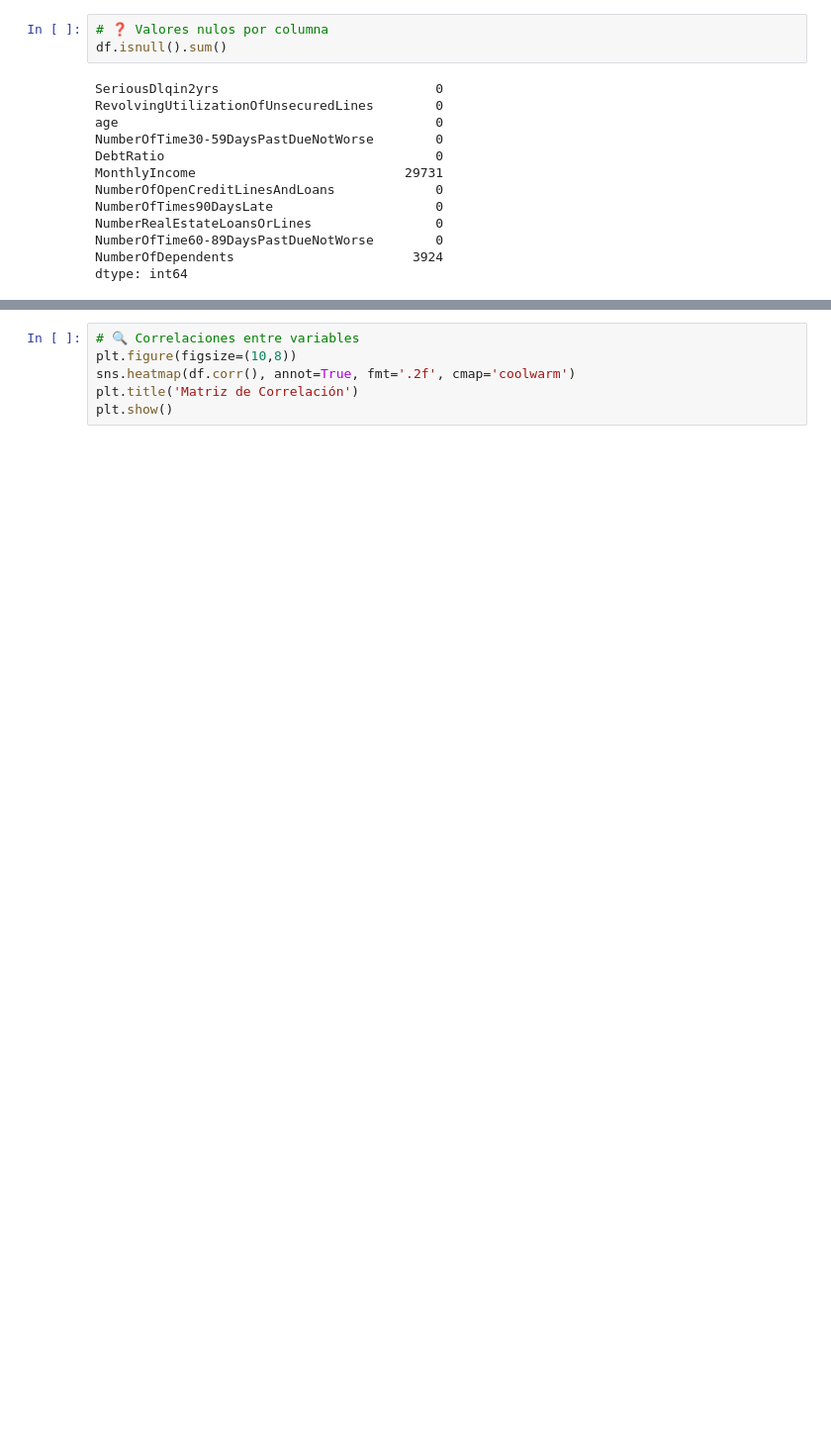
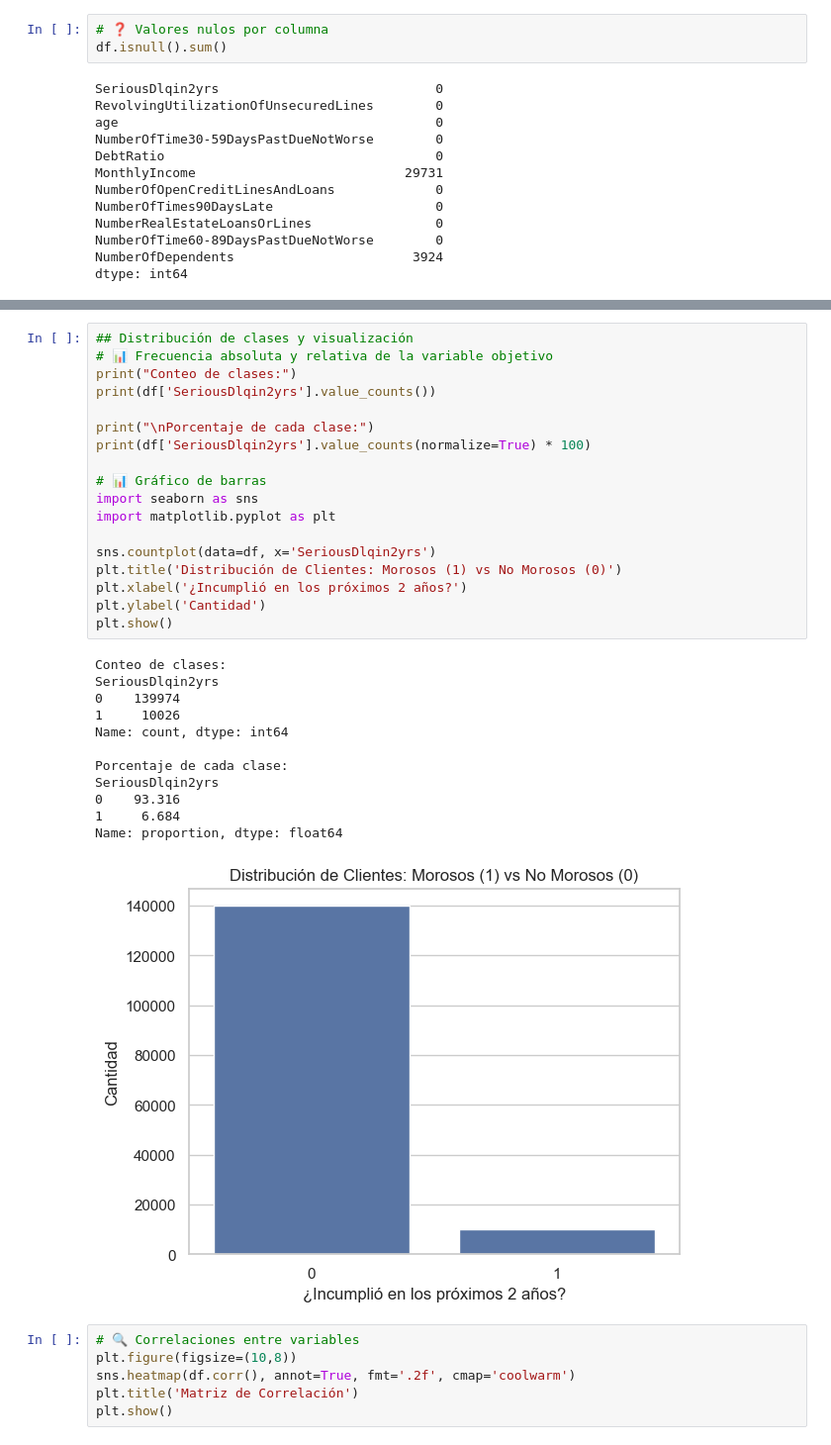
Before and after one commit to sn1800/scoring-crediticio-ml, a Jupyter notebook: notebooks/01_exploracion_dataset.ipynb, the cells around one changed output, grey strips where cells are left out. Shown at 99% size. Drawn from its saved outputs; the diff is of its cells as text; blank space fills up the shorter version.

```diff
--- a/notebooks/01_exploracion_dataset.ipynb
+++ b/notebooks/01_exploracion_dataset.ipynb
@@ -71,3 +98,34 @@ plt.show()
+# %%
+## Distribución de clases y visualización
+# 📊 Frecuencia absoluta y relativa de la variable objetivo
+print("Conteo de clases:")
+print(df['SeriousDlqin2yrs'].value_counts())
+
+print("\nPorcentaje de cada clase:")
+print(df['SeriousDlqin2yrs'].value_counts(normalize=True) * 100)
+
+# 📊 Gráfico de barras
+import seaborn as sns
+import matplotlib.pyplot as plt
+
+sns.countplot(data=df, x='SeriousDlqin2yrs')
+plt.title('Distribución de Clientes: Morosos (1) vs No Morosos (0)')
+plt.xlabel('¿Incumplió en los próximos 2 años?')
+plt.ylabel('Cantidad')
+plt.show()
+# %% [output]
+Conteo de clases:
+SeriousDlqin2yrs
+0    139974
+1     10026
+Name: count, dtype: int64
+
+Porcentaje de cada clase:
+SeriousDlqin2yrs
+0    93.316
+1     6.684
+Name: proportion, dtype: float64
+[figure, added]
 # %%
 # 🔍 Correlaciones entre variables
 plt.figure(figsize=(10,8))
```
Also changed, not shown: parts of 5 cells of this notebook, 6 other files.
